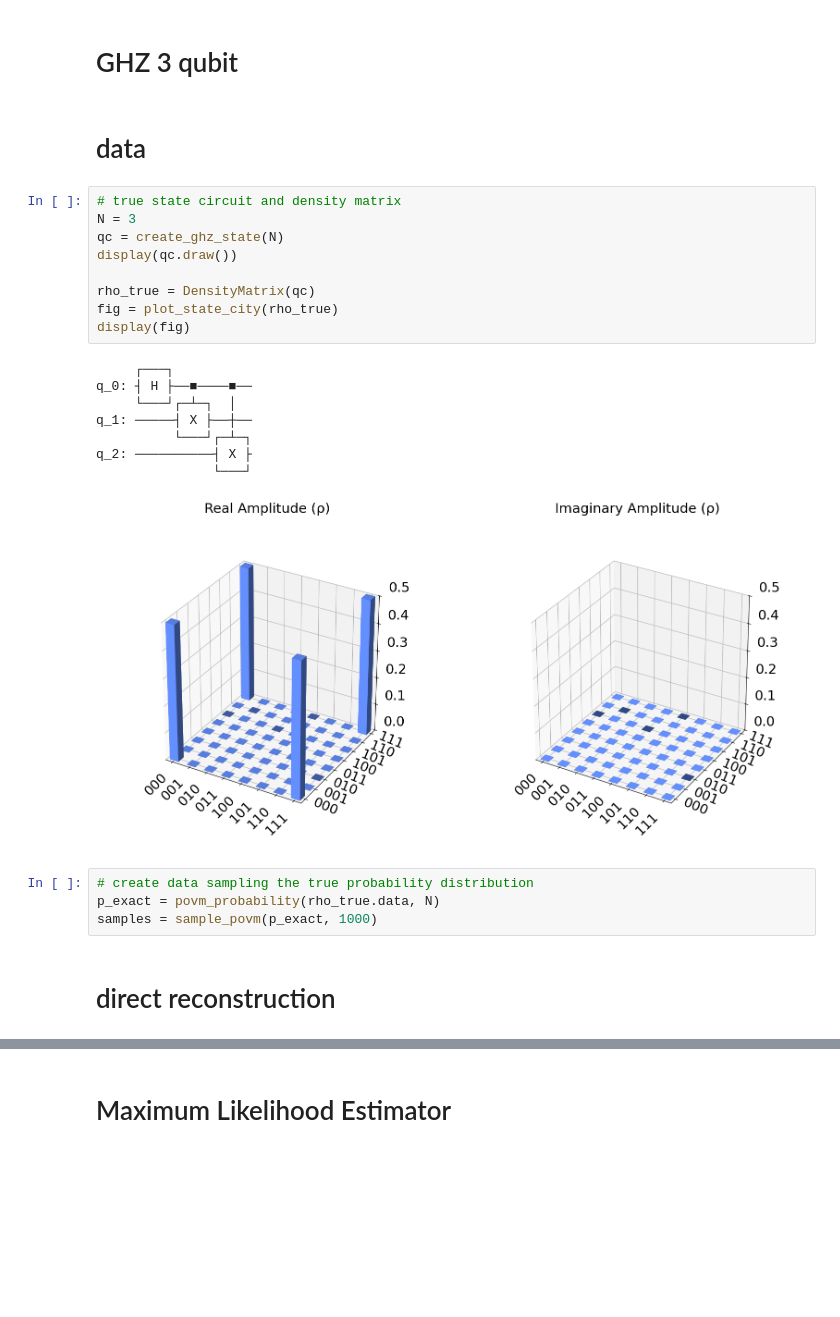
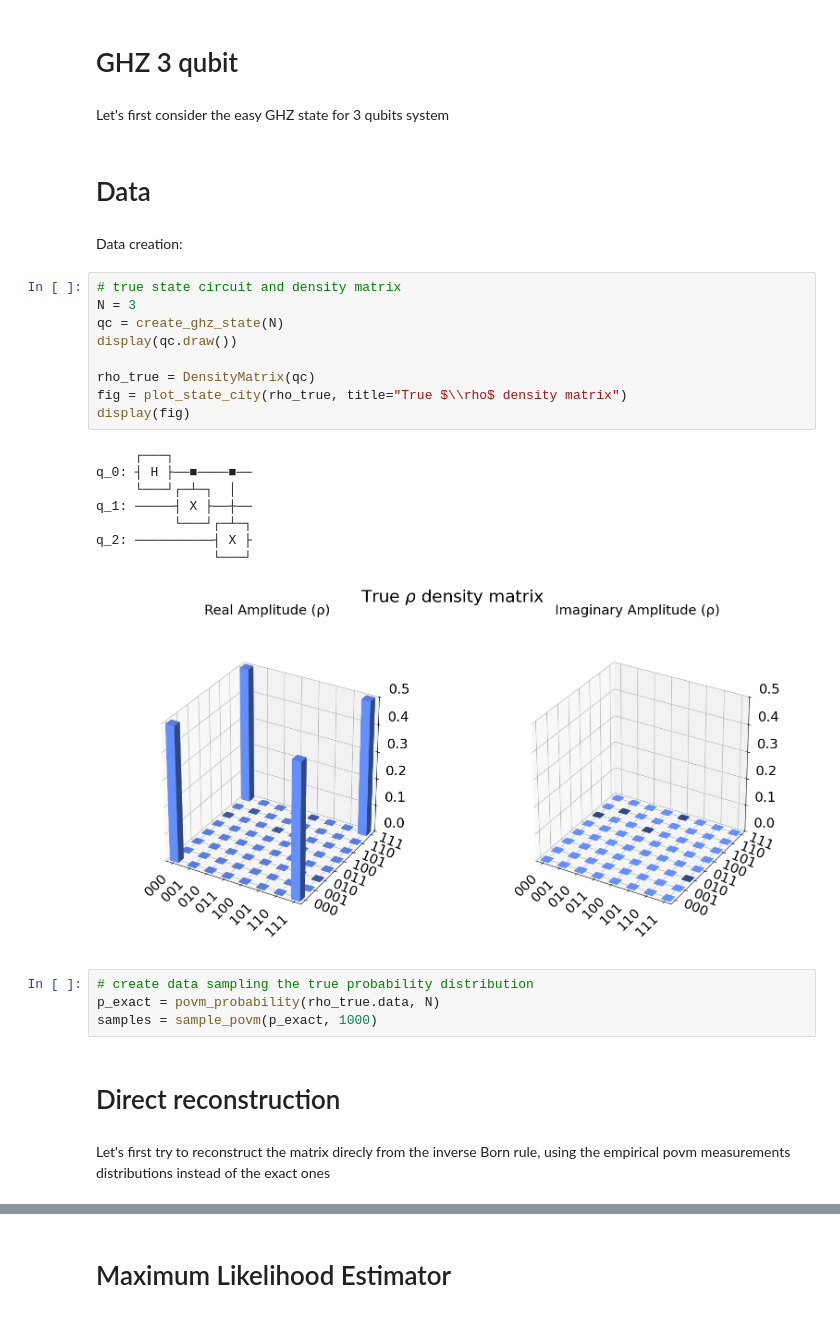
Before and after one commit to srazzetti/statistical-qst-vae, a Jupyter notebook: notebook/demo_GHZ3.ipynb, the cells around one changed output, grey strips where cells are left out. Cells and saved outputs as stored; diff of their text form; blank space fills up the shorter version.

```diff
--- a/notebook/demo_GHZ3.ipynb
+++ b/notebook/demo_GHZ3.ipynb
@@ -18,31 +29,37 @@ from utils import *
 from mle import *
 # %% [markdown]
 # GHZ 3 qubit
+# %% [markdown]
+Let's first consider the easy GHZ state for 3 qubits system
 # %% [markdown]
-# data
+# Data
+# %% [markdown]
+Data creation:
 # %%
 # true state circuit and density matrix
 N = 3
 qc = create_ghz_state(N)
 display(qc.draw())
 
 rho_true = DensityMatrix(qc)
-fig = plot_state_city(rho_true)
+fig = plot_state_city(rho_true, title="True $\\rho$ density matrix")
 display(fig)
 # %% [output]
      ┌───┐
 q_0: ┤ H ├──■────■──
      └───┘┌─┴─┐  │
 q_1: ─────┤ X ├──┼──
           └───┘┌─┴─┐
 q_2: ──────────┤ X ├
                └───┘
-[figure, old version]
+[figure, new version]
 # %%
 # create data sampling the true probability distribution
 p_exact = povm_probability(rho_true.data, N)
 samples = sample_povm(p_exact, 1000)
 # %% [markdown]
-# direct reconstruction
+# Direct reconstruction
+# %% [markdown]
+Let's first try to reconstruct the matrix direcly from the inverse Born rule, using the empirical povm measurements distributions instead of the exact ones
 # %%
 # reconstruct density matrix direct from p_sample
```
Also changed, not shown: parts of 20 cells of this notebook, 2 other files.
